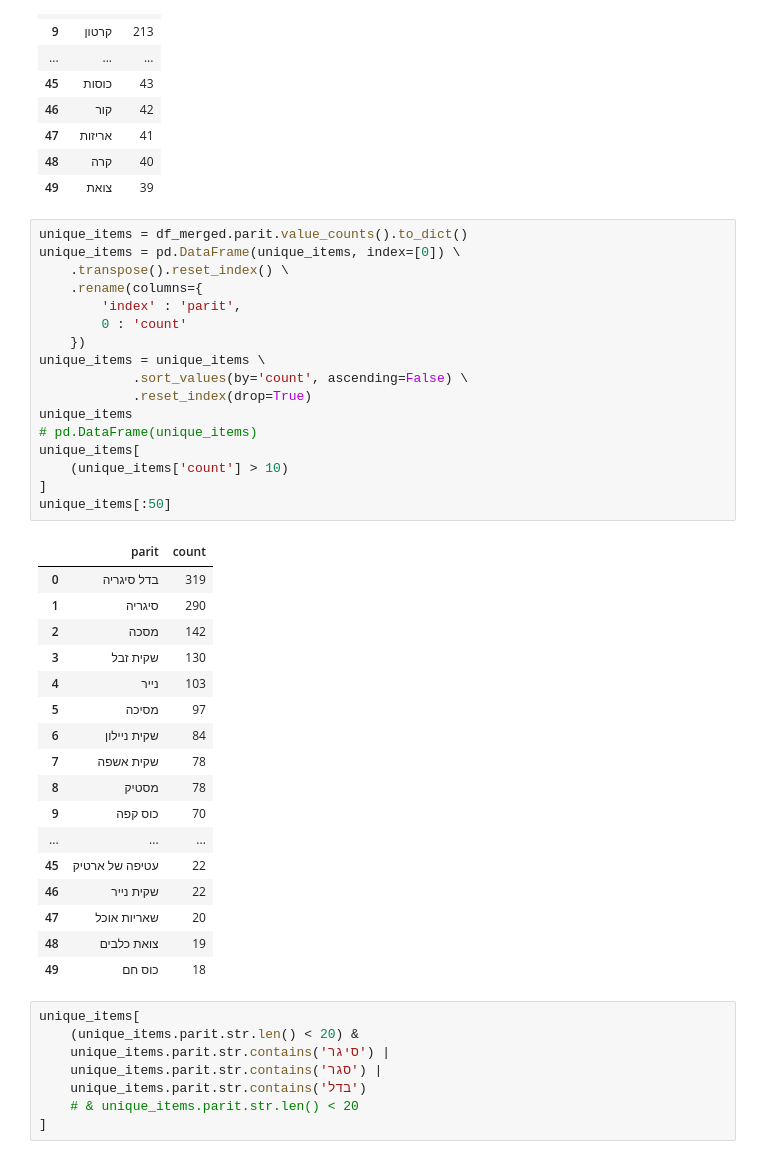
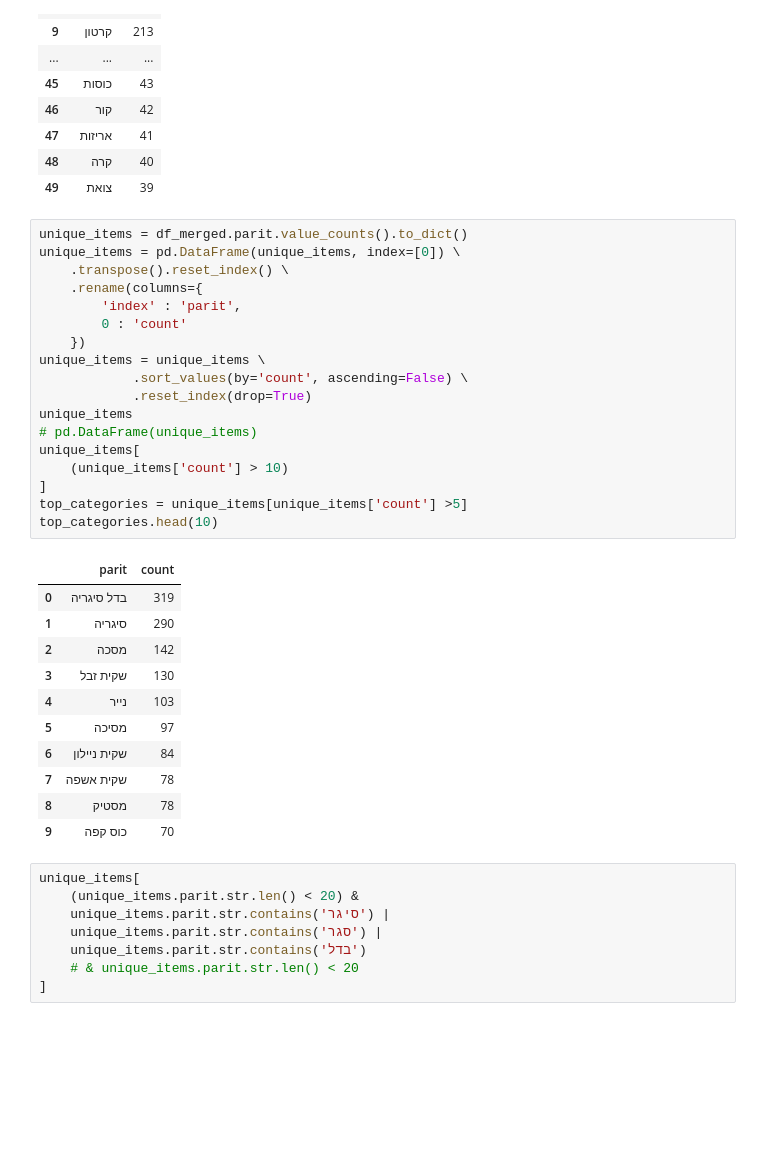
Before and after one commit to ColgateSmile/Visualization_Project_littering-incidents-Israel, a Jupyter notebook: master.ipynb, the cells around one changed output. Saved outputs shown, nothing was run; the diff lists cells and outputs as text; blank space fills up the shorter version.

```diff
--- a/master.ipynb
+++ b/master.ipynb
@@ -402,38 +402,33 @@ pd.DataFrame(FreqDist(text).most_common(50))
 # %%
 unique_items = df_merged.parit.value_counts().to_dict()
 unique_items = pd.DataFrame(unique_items, index=[0]) \
     .transpose().reset_index() \
     .rename(columns={
         'index' : 'parit',
         0 : 'count'
     })
 unique_items = unique_items \
             .sort_values(by='count', ascending=False) \
             .reset_index(drop=True)
 unique_items
 # pd.DataFrame(unique_items)
 unique_items[
     (unique_items['count'] > 10)
 ]
-unique_items[:50]
+top_categories = unique_items[unique_items['count'] >5]
+top_categories.head(10)
 # %% [output]
 |  | parit | count |
 | 0 | בדל סיגריה | 319 |
 | 1 | סיגריה | 290 |
 | 2 | מסכה | 142 |
 | 3 | שקית זבל | 130 |
 | 4 | נייר | 103 |
 | 5 | מסיכה | 97 |
 | 6 | שקית ניילון | 84 |
 | 7 | שקית אשפה | 78 |
 | 8 | מסטיק | 78 |
 | 9 | כוס קפה | 70 |
-| ... | ... | ... |
-| 45 | עטיפה של ארטיק | 22 |
-| 46 | שקית נייר | 22 |
-| 47 | שאריות אוכל | 20 |
-| 48 | צואת כלבים | 19 |
-| 49 | כוס חם | 18 |
 # %%
 unique_items[
     (unique_items.parit.str.len() < 20) &
```
Also changed, not shown: parts of 1 cell of this notebook.
